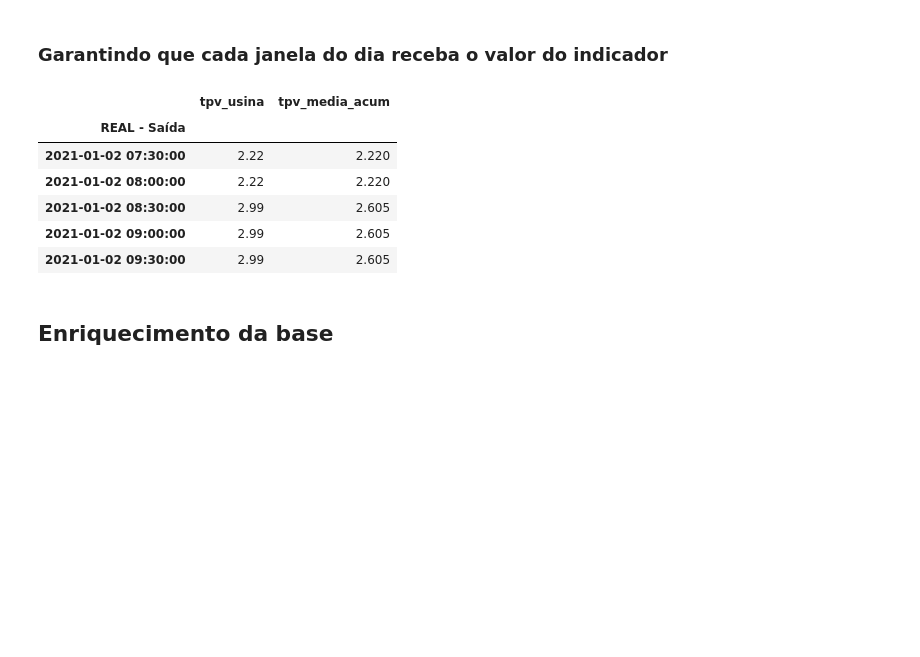
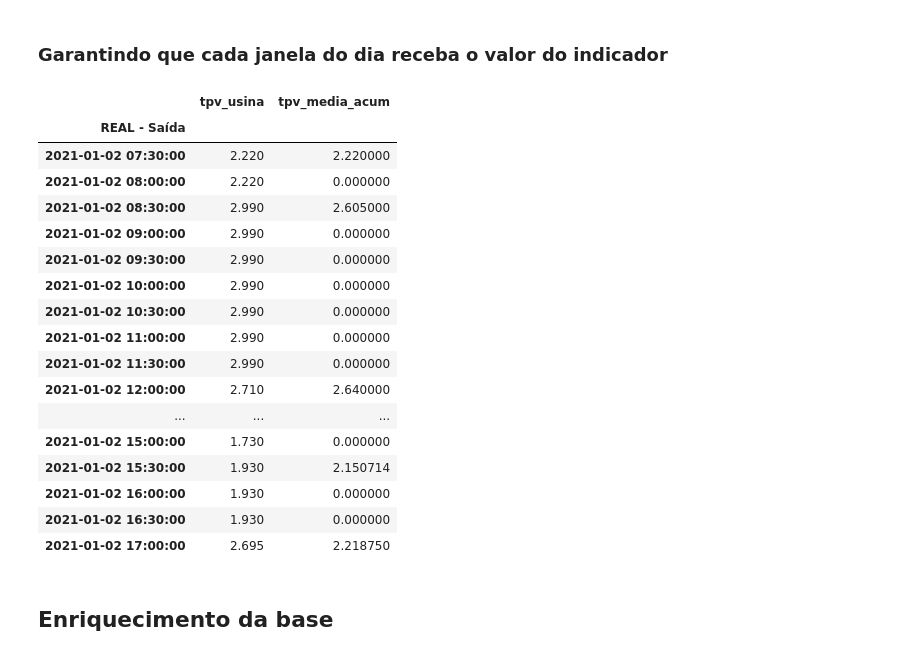
Before and after one commit to VictorHSPereira/dissertacao_pgmc, a Jupyter notebook: Cadernos/1. Tratamento_dados.ipynb, the cells around one changed output. Saved outputs shown, nothing was run; the diff lists cells and outputs as text; code cells hidden in the pictures; blank space fills up the shorter version.

```diff
--- a/Cadernos/1. Tratamento_dados.ipynb
+++ b/Cadernos/1. Tratamento_dados.ipynb
@@ -66,21 +66,33 @@ df_novo['Dia'] = pd.to_datetime(df_novo['REAL - Saída'].dt.strftime('%Y-%m-%d')
 # %%
 tpv_media_acum = df_novo.dropna().groupby('Dia')['tpv_usina'].cumsum() / df_novo.dropna().groupby('Dia').cumcount().add(1)
 df_novo['tpv_media_acum'] = tpv_media_acum
+df_novo['tpv_media_acum'].fillna(0, inplace=True)
 # %% [markdown]
 ### Garantindo que cada janela do dia receba o valor do indicador
 # %%
 df_novo = df_novo.groupby(pd.Grouper(key='Dia', freq='D')).ffill()
 df_novo.set_index("REAL - Saída", inplace= True)
 # %%
-df_novo.head()
+df_novo.head(20)
 # %% [output]
 |  | tpv_usina | tpv_media_acum |
 | REAL - Saída |  |  |
-| 2021-01-02 07:30:00 | 2.22 | 2.220 |
-| 2021-01-02 08:00:00 | 2.22 | 2.220 |
-| 2021-01-02 08:30:00 | 2.99 | 2.605 |
-| 2021-01-02 09:00:00 | 2.99 | 2.605 |
-| 2021-01-02 09:30:00 | 2.99 | 2.605 |
+| 2021-01-02 07:30:00 | 2.220 | 2.220000 |
+| 2021-01-02 08:00:00 | 2.220 | 0.000000 |
+| 2021-01-02 08:30:00 | 2.990 | 2.605000 |
+| 2021-01-02 09:00:00 | 2.990 | 0.000000 |
+| 2021-01-02 09:30:00 | 2.990 | 0.000000 |
+| 2021-01-02 10:00:00 | 2.990 | 0.000000 |
+| 2021-01-02 10:30:00 | 2.990 | 0.000000 |
+| 2021-01-02 11:00:00 | 2.990 | 0.000000 |
+| 2021-01-02 11:30:00 | 2.990 | 0.000000 |
+| 2021-01-02 12:00:00 | 2.710 | 2.640000 |
+| ... | ... | ... |
+| 2021-01-02 15:00:00 | 1.730 | 0.000000 |
+| 2021-01-02 15:30:00 | 1.930 | 2.150714 |
+| 2021-01-02 16:00:00 | 1.930 | 0.000000 |
+| 2021-01-02 16:30:00 | 1.930 | 0.000000 |
+| 2021-01-02 17:00:00 | 2.695 | 2.218750 |
 # %% [markdown]
 ## Enriquecimento da base
 # %% [markdown]
```
Also changed, not shown: parts of 9 cells of this notebook, 2 other files.
